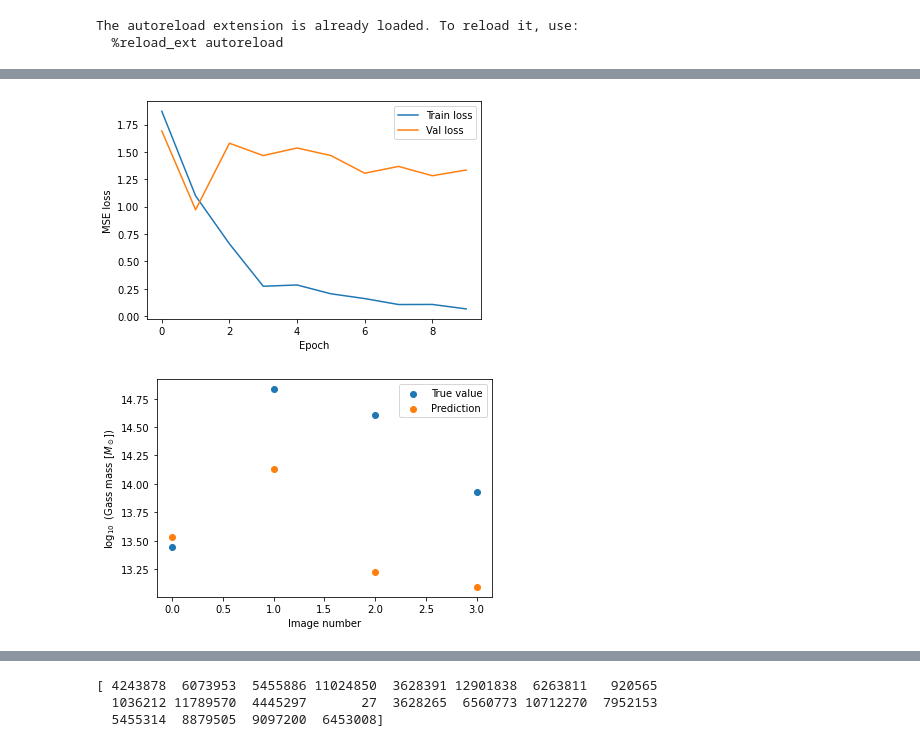
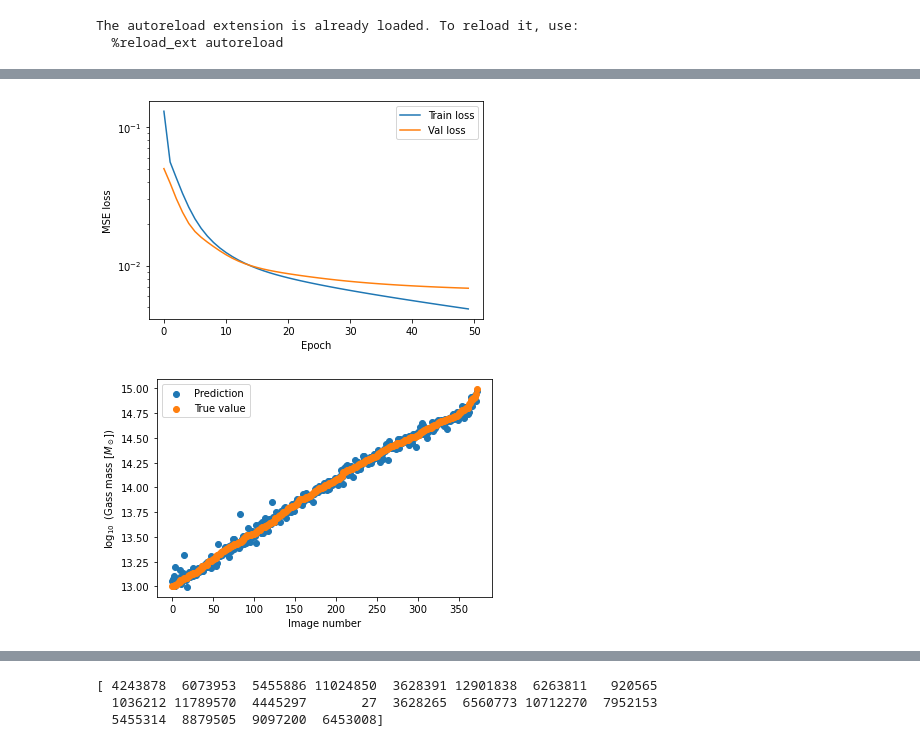
Before and after one commit to woutervantol/scriptie2, a Jupyter notebook: test_obs.ipynb, the cells around one changed output, grey strips where cells are left out. Drawn from its saved outputs; the diff is of its cells as text; code cells hidden in the pictures.

```diff
--- a/test_obs.ipynb
+++ b/test_obs.ipynb
@@ -12,15 +12,6 @@ The autoreload extension is already loaded. To reload it, use:
   %reload_ext autoreload
 # %%
 sw_path = "flamingo_0077/flamingo_0077.hdf5"
-soap_path = "halo_properties_0077.hdf5"
-data = Data(p, soap_path=soap_path, sw_path=sw_path)
-data.make_obs_dataset(filepath=f"{p['base_data_path']}/obs_data_{p_to_filename(p)}_M1e13_rad1Mpc")
+data = Data(p, sw_path=sw_path)
+filepath = f"{p['base_data_path']}/obs_data_{p_to_filename(p)}_M1e13_rad2Mpc"
+data.make_obs_dataset(filepath=filepath, channel="2chan", target="TotalMass")
-# %%
-model = NeuralNetwork(lr=0.0001, batch_size=2)
-model.set_convolutional_model()
-model.set_optimizer()
-# data.trainx = data.trainx[:,1,:,:].reshape(137, 1, 64, 64)
-# data.valx = data.valx[:,1,:,:].reshape(19, 1, 64, 64)
-# data.testx = data.testx[:,1,:,:].reshape(39, 1, 64, 64)
-
-model.train(data, nr_epochs=10)
@@ -47,0 +18,6 @@ Validation loss: 1.3346372842788696. Train loss: 0.06507658213376999
+# %%
+model = Model(p, lr=0.00001, batch_size=16)
+# p["base_convolutional_network"][0]["in_channels"] = 1
+model.set_convolutional_model(p["base_convolutional_network"])
+model.set_optimizer()
+model.train(data, nr_epochs=50)
@@ -48,31 +42,33 @@ Validation loss: 1.3346372842788696. Train loss: 0.06507658213376999
 # %%
 import matplotlib.pyplot as plt
 with torch.no_grad():
-    plt.plot(model.epochs, model.losses, label="Train loss")
-    plt.plot(model.epochs, model.val_losses, label="Val loss")
+    plt.plot(range(len(model.epochs)), model.losses, label="Train loss")
+    plt.plot(range(len(model.epochs)), model.val_losses, label="Val loss")
     plt.xlabel("Epoch")
     plt.ylabel("MSE loss")
+    plt.yscale("log")
     plt.legend()
     plt.show()
 
 
     prediction = model.model(torch.Tensor(data.testx))
     prediction = prediction * data.std_y + data.mean_y
 
     testx = data.testx * data.std_x[np.newaxis, :, np.newaxis, np.newaxis] + data.mean_x[np.newaxis, :, np.newaxis, np.newaxis]
     testy = data.testy * data.std_y + data.mean_y
 
     # print(prediction.T)
     # print(testy)
-    plt.scatter(range(len(testy)), testy, label="True value")
-    plt.scatter(range(len(testy)), prediction, label="Prediction")
+    args = np.argsort(testy)
+    plt.scatter(range(len(testy)), prediction[args], label="Prediction")
+    plt.scatter(range(len(testy)), testy[args], label="True value")
     plt.xlabel("Image number")
     plt.ylabel("$\log_{10}$ (Gass mass [$M_\odot$])")
     plt.legend()
     plt.show()
 # %% [output]
-[figure, old version]
+[figure, new version]
-[figure, old version]
+[figure, new version]
 # %%
 # test = data.testx * data.std_x + data.mean_x
 # print(data.trainx[0,0])
```
Also changed, not shown: parts of 3 cells of this notebook, 7 other files.
